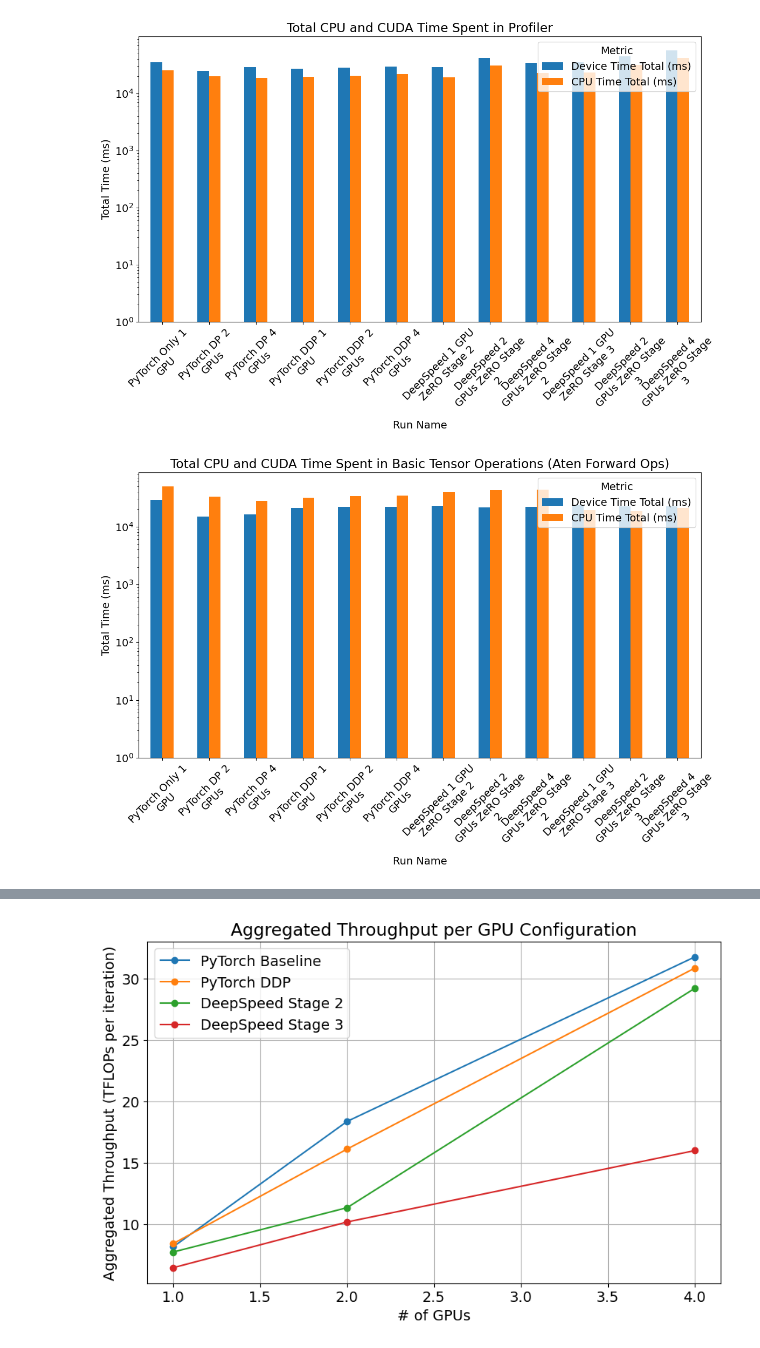
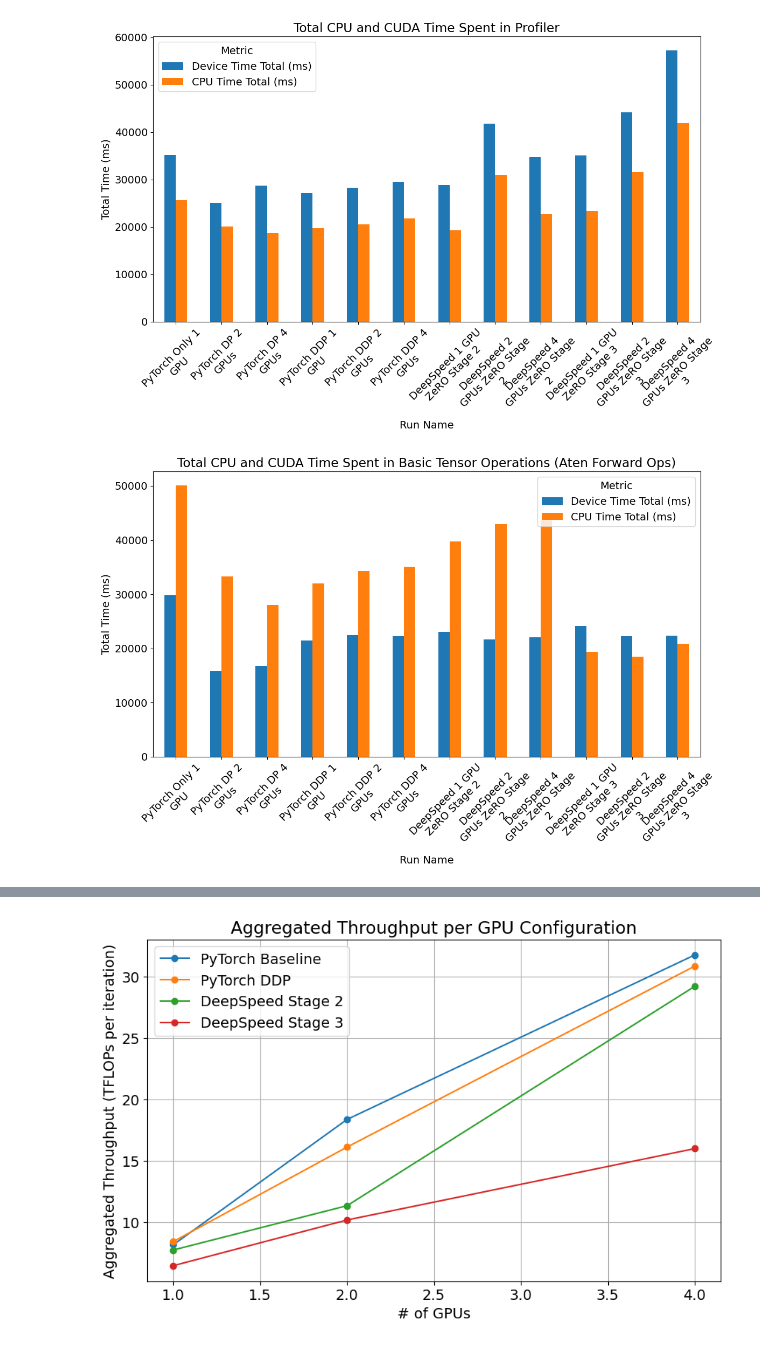
Before and after one commit to XXXG00W0/hpml_project, a Jupyter notebook: classify_profiler_functions.ipynb, the cells around one changed output, grey strips where cells are left out. Saved outputs shown, nothing was run; the diff lists cells and outputs as text; code cells hidden in the pictures.

```diff
--- a/classify_profiler_functions.ipynb
+++ b/classify_profiler_functions.ipynb
@@ -143,7 +167,7 @@ for run_name, data in csv_files.items():
     data['Category'] = data['Name'].apply(classify_function)
     category_times = data.groupby('Category')[['Device Time Total (ms)', 'CPU Time Total (ms)']].sum()
     fig, ax = plt.subplots(figsize=(12, 8))
-    category_times.plot(kind='bar', ax=ax, log=True)
+    category_times.plot(kind='bar', ax=ax, log=False)
     ax.set_xticklabels([textwrap.fill(text, 15) for text in category_times.index], rotation=45, ha='center')
     ax.set_xlabel('Category')
     ax.set_ylabel('Total Time (ms)')
@@ -193,7 +251,7 @@ for category in categories.keys():
         continue
     fig, ax = plt.subplots(figsize=(12, 8))
     category_data = category_times_df.loc[category].unstack()
-    category_data.plot(kind='bar', ax=ax, log=True)
+    category_data.plot(kind='bar', ax=ax, log=False)
     ax.set_xticks(range(len(category_data.index)))
     ax.set_xticklabels([textwrap.fill(text, 15) for text in category_data.index], rotation=45, ha='center')
     ax.set_xlabel('Run Name')
@@ -207,2 +265,2 @@ for category in categories.keys():
-[figure, old version]
+[figure, new version]
-[figure, old version]
+[figure, new version]
```
Also changed, not shown: parts of 7 cells of this notebook, 3 other files.
